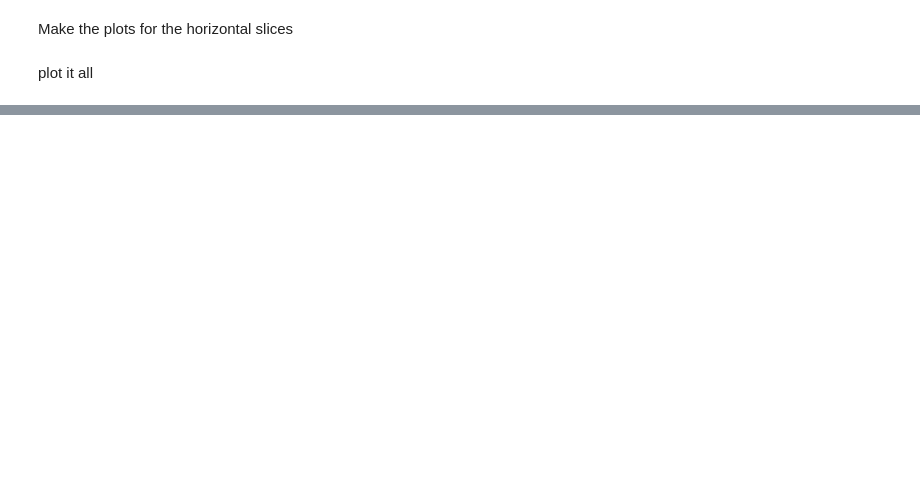
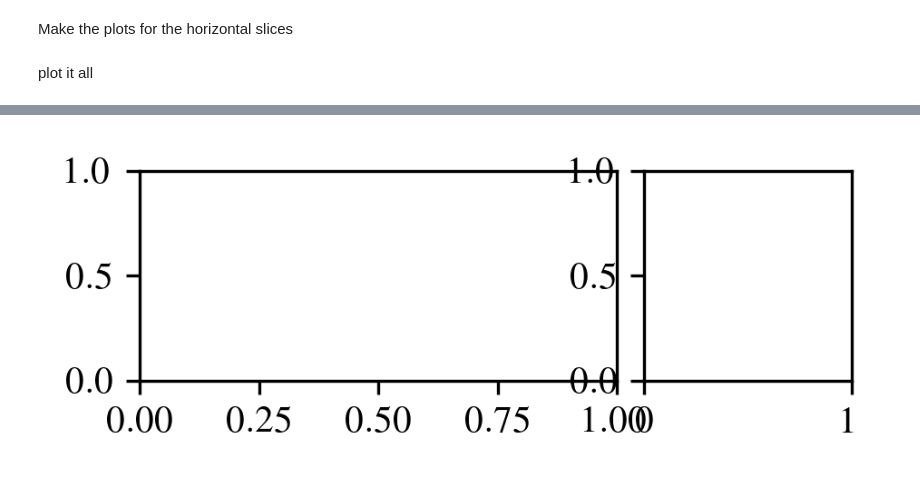
Before and after one commit to dpreuo/alter_surf, a Jupyter notebook: figures_for_the_paper/DLKK_fig.ipynb, the cells around one changed output, grey strips where cells are left out. Drawn from its saved outputs; the diff is of its cells as text; code cells hidden in the pictures; blank space fills up the shorter version.

```diff
--- a/figures_for_the_paper/DLKK_fig.ipynb
+++ b/figures_for_the_paper/DLKK_fig.ipynb
@@ -342,0 +375,13 @@ plt.savefig("DLKK_spectral_functions.png", bbox_inches="tight", dpi=350)
+# %%
+fig = plt.figure(
+    figsize=(aps_halfwidth, aps_halfwidth * ((h + 1) / (w + 1 + wspace)) / 2), dpi=300
+)
+gs = GridSpec(1, 2, width_ratios=[w, h], wspace=wspace, hspace=0.0)
+
+# Left column (share x and y)
+ax_l1 = fig.add_subplot(gs[0])
+ax_l2 = fig.add_subplot(gs[1])
+
+labels = ["Y", "X", "\\Gamma", "Y", "M", "R", "Y", "Z"]
+# %% [output]
+[figure, added]
```
Also changed, not shown: parts of 11 cells of this notebook, 7 other files.
